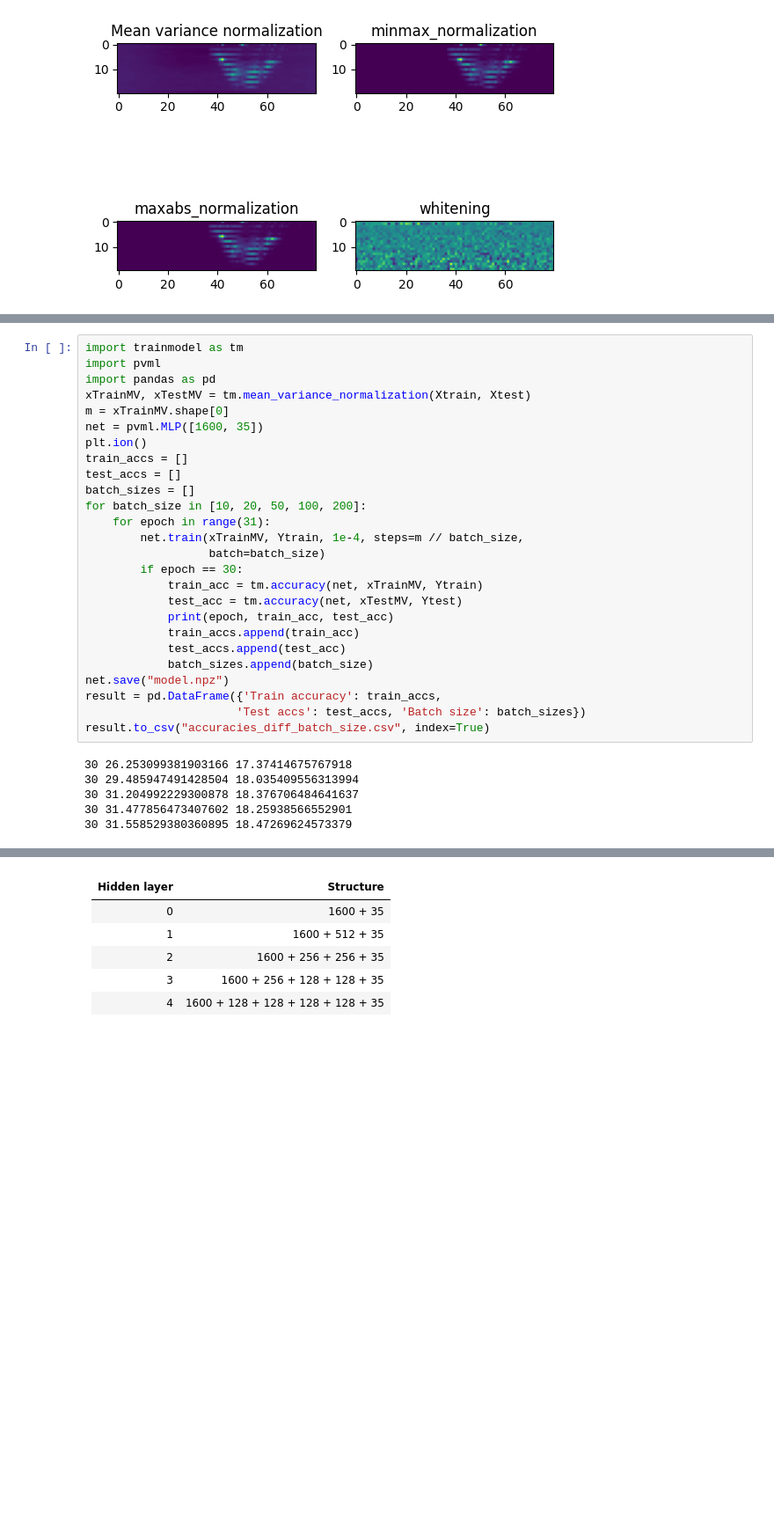
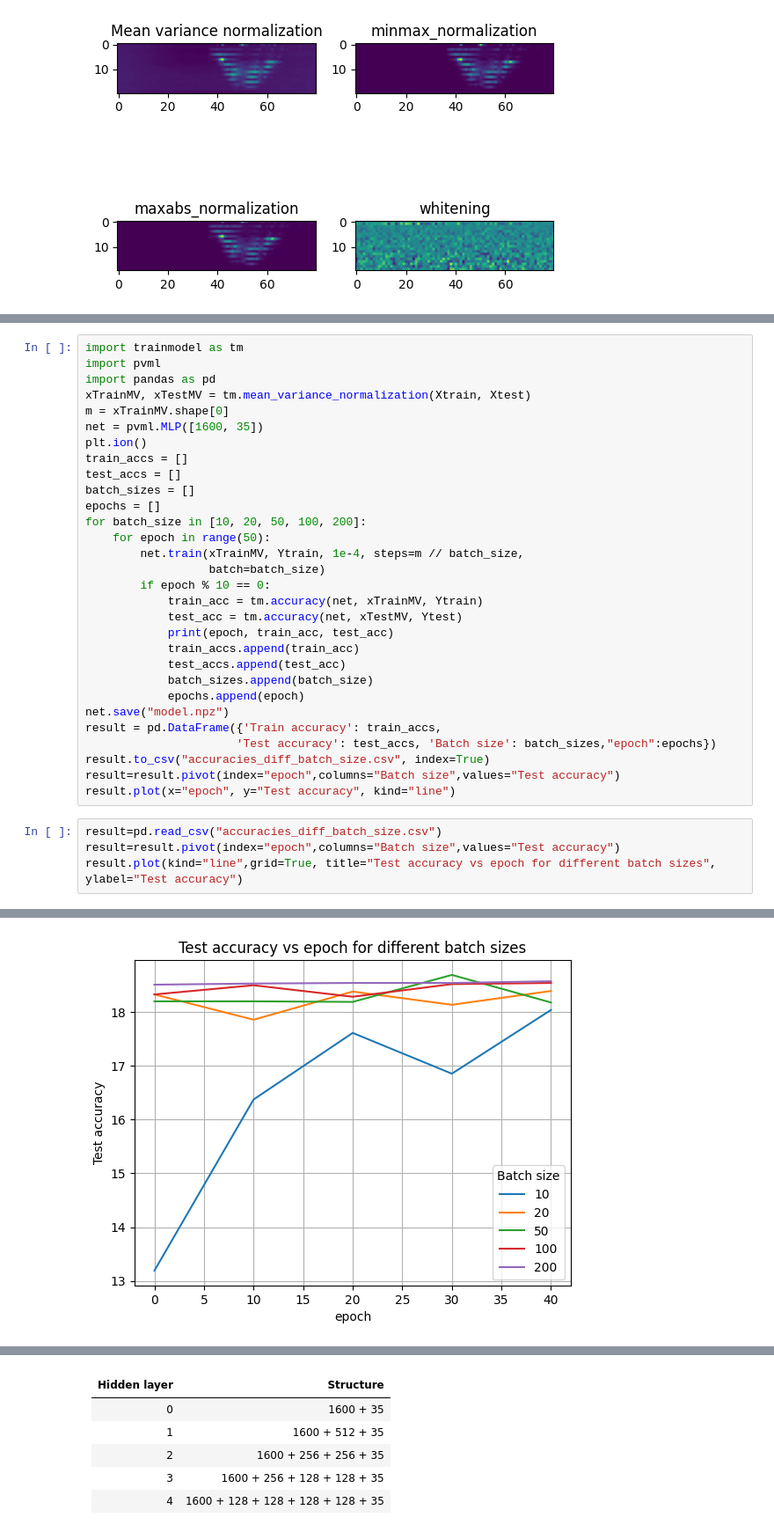
Before and after one commit to DavideLigari/speech-recognition, a Jupyter notebook: my-code/main.ipynb, the cells around one changed output, grey strips where cells are left out. Shown at 88% size. Saved outputs shown, nothing was run; the diff lists cells and outputs as text; blank space fills up the shorter version.

```diff
--- a/my-code/main.ipynb
+++ b/my-code/main.ipynb
@@ -74,24 +78,27 @@ plt.ion()
 train_accs = []
 test_accs = []
 batch_sizes = []
+epochs = []
 for batch_size in [10, 20, 50, 100, 200]:
-    for epoch in range(31):
+    for epoch in range(50):
         net.train(xTrainMV, Ytrain, 1e-4, steps=m // batch_size,
                   batch=batch_size)
-        if epoch == 30:
+        if epoch % 10 == 0:
             train_acc = tm.accuracy(net, xTrainMV, Ytrain)
             test_acc = tm.accuracy(net, xTestMV, Ytest)
             print(epoch, train_acc, test_acc)
             train_accs.append(train_acc)
             test_accs.append(test_acc)
             batch_sizes.append(batch_size)
+            epochs.append(epoch)
 net.save("model.npz")
 result = pd.DataFrame({'Train accuracy': train_accs,
-                      'Test accs': test_accs, 'Batch size': batch_sizes})
+                      'Test accuracy': test_accs, 'Batch size': batch_sizes,"epoch":epochs})
 result.to_csv("accuracies_diff_batch_size.csv", index=True)
+result=result.pivot(index="epoch",columns="Batch size",values="Test accuracy")
+result.plot(x="epoch", y="Test accuracy", kind="line")
-# %% [output]
-30 26.253099381903166 17.37414675767918
-30 29.485947491428504 18.035409556313994
-30 31.204992229300878 18.376706484641637
-30 31.477856473407602 18.25938566552901
-30 31.558529380360895 18.47269624573379
+# %%
+result=pd.read_csv("accuracies_diff_batch_size.csv")
+result=result.pivot(index="epoch",columns="Batch size",values="Test accuracy")
+result.plot(kind="line",grid=True, title="Test accuracy vs epoch for different batch sizes", ylabel="Test accuracy")
+# %% [output]
@@ -98,3 +106,4 @@ result.to_csv("accuracies_diff_batch_size.csv", index=True)
+[figure, added]
 # %% [markdown]
 ## 1.4 Network architecture
 
```
Also changed, not shown: parts of 5 cells of this notebook, 23 other files.
